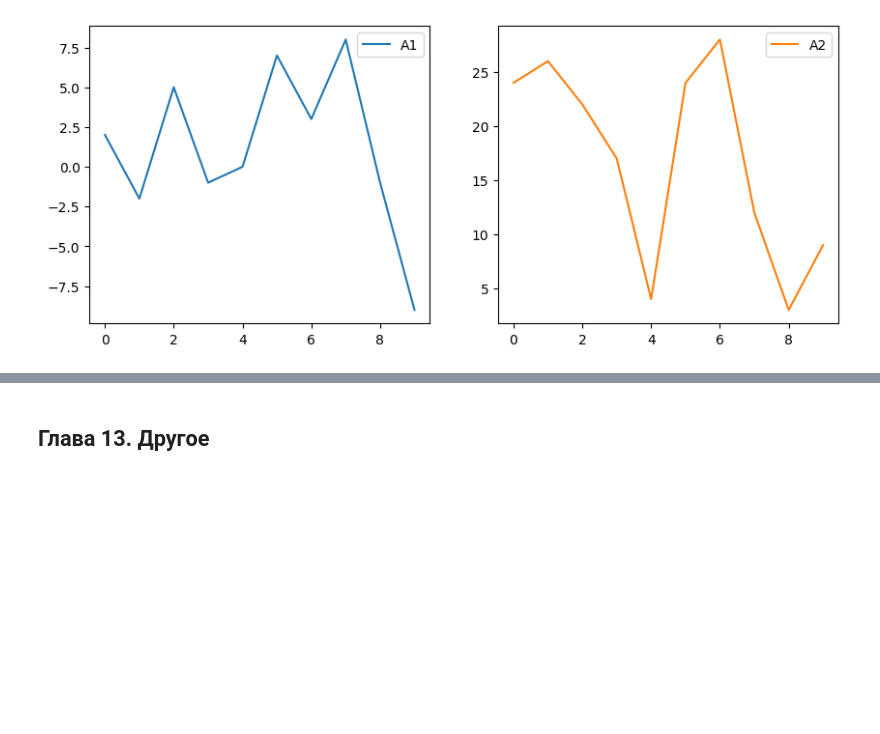
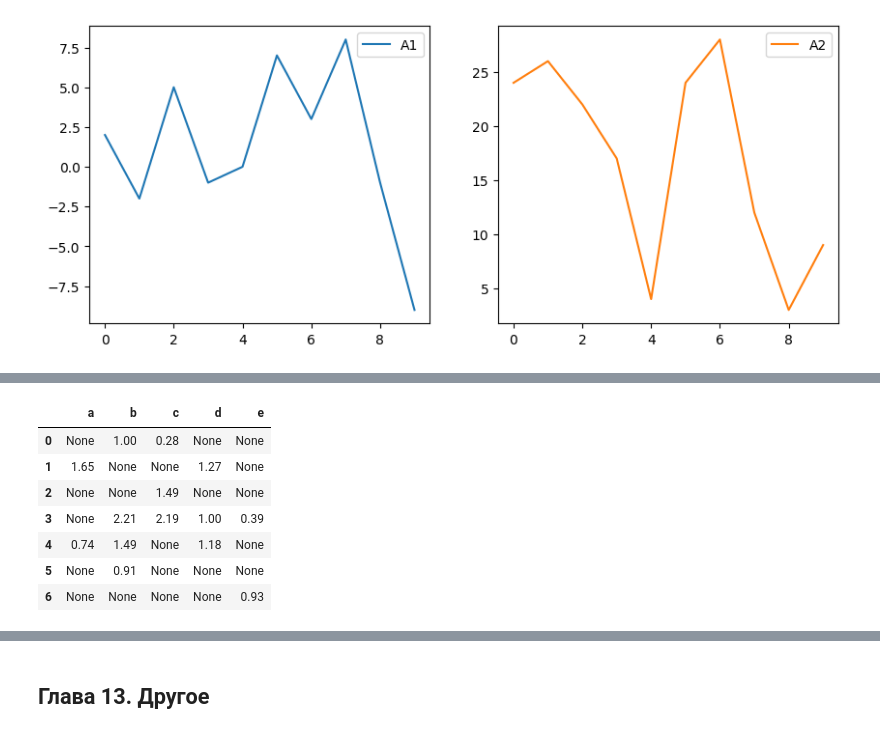
Before and after one commit to Jopel003/Python_Helper_-DS_and_Analytics-, a Jupyter notebook: 2. Pandas/Pandas_concentrat.ipynb, the cells around one changed output, grey strips where cells are left out. Saved outputs shown, nothing was run; the diff lists cells and outputs as text; code cells hidden in the pictures; blank space fills up the shorter version.

```diff
--- a/2. Pandas/Pandas_concentrat.ipynb
+++ b/2. Pandas/Pandas_concentrat.ipynb
@@ -1465,0 +1576,12 @@ array([[<Axes: >, <Axes: >]], dtype=object)
+# %%
+# если нужна логика в оформлении
+df.style.format(lambda x: None if x < 0 else "{:.2f}".format(x))
+# %% [output]
+|  | a | b | c | d | e |
+| 0 | None | 1.00 | 0.28 | None | None |
+| 1 | 1.65 | None | None | 1.27 | None |
+| 2 | None | None | 1.49 | None | None |
+| 3 | None | 2.21 | 2.19 | 1.00 | 0.39 |
+| 4 | 0.74 | 1.49 | None | 1.18 | None |
+| 5 | None | 0.91 | None | None | None |
+| 6 | None | None | None | None | 0.93 |
```
Also changed, not shown: parts of 19 cells of this notebook.
